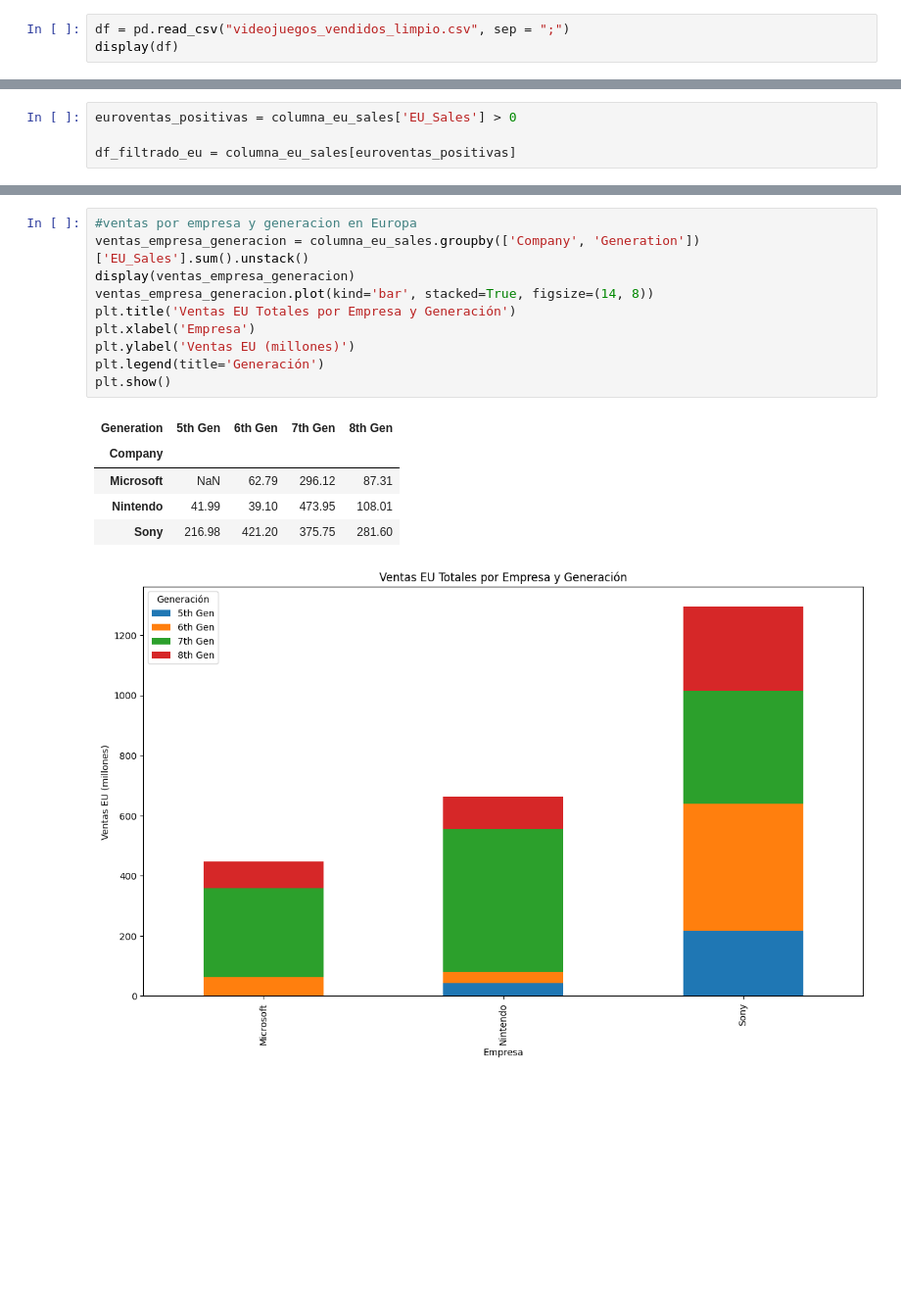
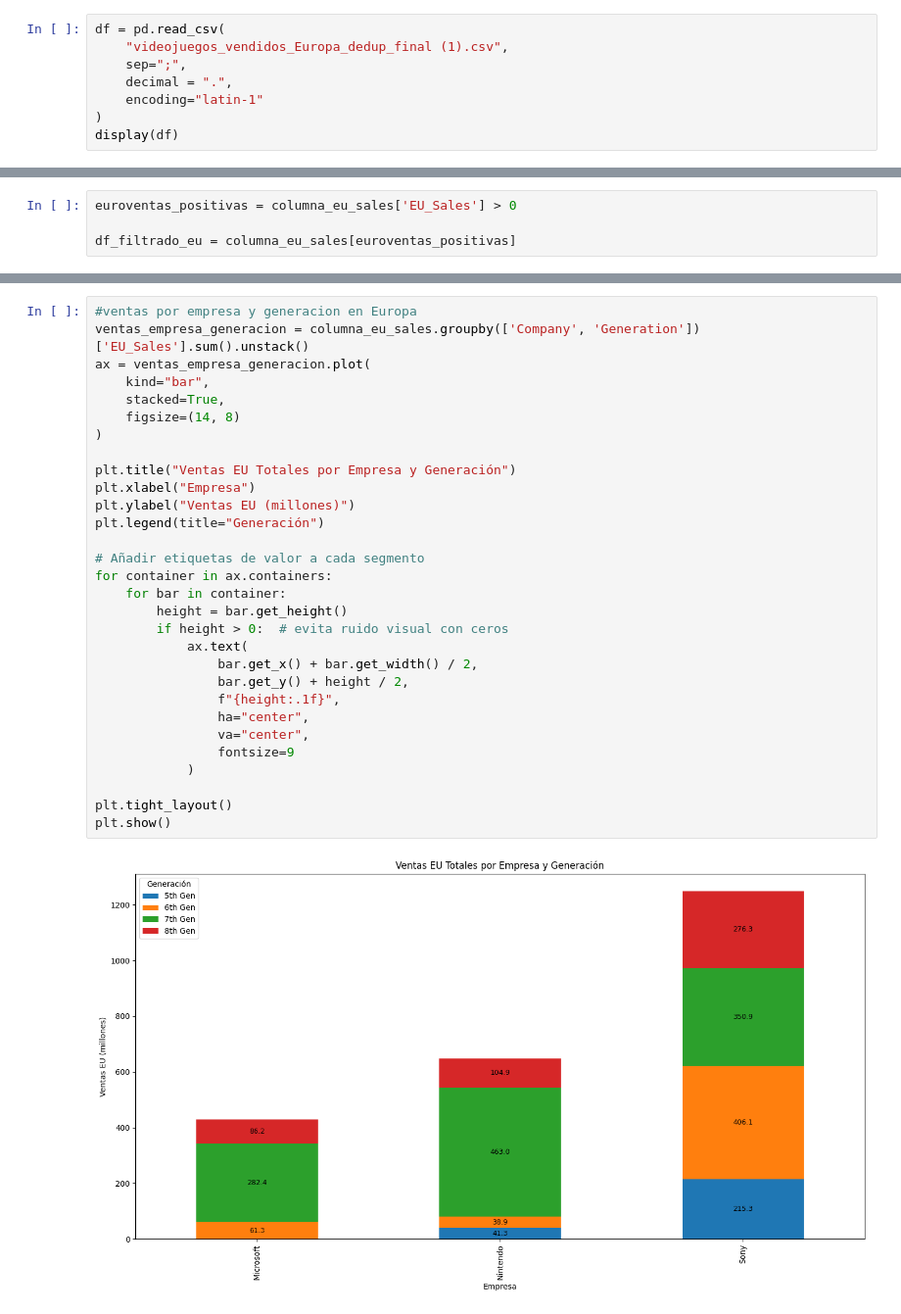
Before and after one commit to JPG250493/EDA_Guerra_de_consolas, a Jupyter notebook: notebooks/Analisis_datos_videojuegos.ipynb, the cells around one changed output, grey strips where cells are left out. Shown at 98% size. Drawn from its saved outputs; the diff is of its cells as text; blank space fills up the shorter version.

```diff
--- a/notebooks/Analisis_datos_videojuegos.ipynb
+++ b/notebooks/Analisis_datos_videojuegos.ipynb
@@ -8,6 +8,11 @@ import os
 
 os.chdir(r"C:\Users\Jenni\OneDrive\Escritorio\EDA_Guerra_de_consolas\data")
 # %%
-df = pd.read_csv("videojuegos_vendidos_limpio.csv", sep = ";")
+df = pd.read_csv(
+    "videojuegos_vendidos_Europa_dedup_final (1).csv",
+    sep=";",
+    decimal = ".",
+    encoding="latin-1"
+)
 display(df)
 # %% [output]
@@ -310,17 +335,32 @@ plt.show()
 # %%
 #ventas por empresa y generacion en Europa
 ventas_empresa_generacion = columna_eu_sales.groupby(['Company', 'Generation'])['EU_Sales'].sum().unstack()
-display(ventas_empresa_generacion)
-ventas_empresa_generacion.plot(kind='bar', stacked=True, figsize=(14, 8))
-plt.title('Ventas EU Totales por Empresa y Generación')
-plt.xlabel('Empresa')
-plt.ylabel('Ventas EU (millones)')
-plt.legend(title='Generación')
+ax = ventas_empresa_generacion.plot(
+    kind="bar",
+    stacked=True,
+    figsize=(14, 8)
+)
+
+plt.title("Ventas EU Totales por Empresa y Generación")
+plt.xlabel("Empresa")
+plt.ylabel("Ventas EU (millones)")
+plt.legend(title="Generación")
+
+# Añadir etiquetas de valor a cada segmento
+for container in ax.containers:
+    for bar in container:
+        height = bar.get_height()
+        if height > 0:  # evita ruido visual con ceros
+            ax.text(
+                bar.get_x() + bar.get_width() / 2,
+                bar.get_y() + height / 2,
+                f"{height:.1f}",
+                ha="center",
+                va="center",
+                fontsize=9
+            )
+
+plt.tight_layout()
 plt.show()
 # %% [output]
-| Generation | 5th Gen | 6th Gen | 7th Gen | 8th Gen |
-| Company |  |  |  |  |
-| Microsoft | NaN | 62.79 | 296.12 | 87.31 |
-| Nintendo | 41.99 | 39.10 | 473.95 | 108.01 |
-| Sony | 216.98 | 421.20 | 375.75 | 281.60 |
-[figure, old version]
+[figure, new version]
```
Also changed, not shown: parts of 20 cells of this notebook, 1 other file.
